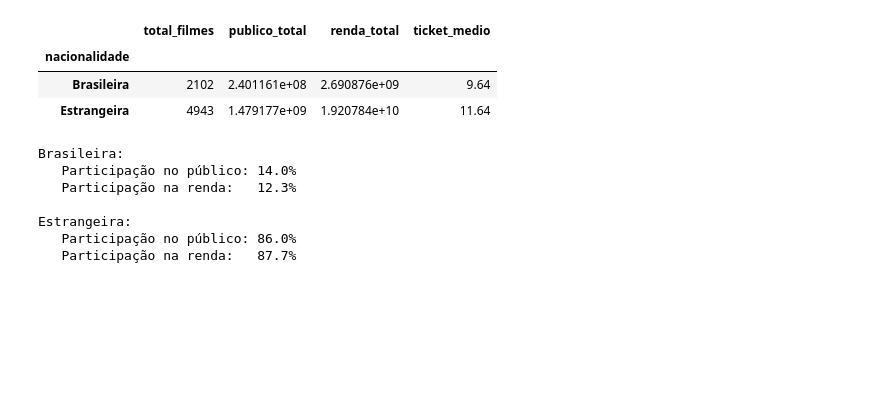
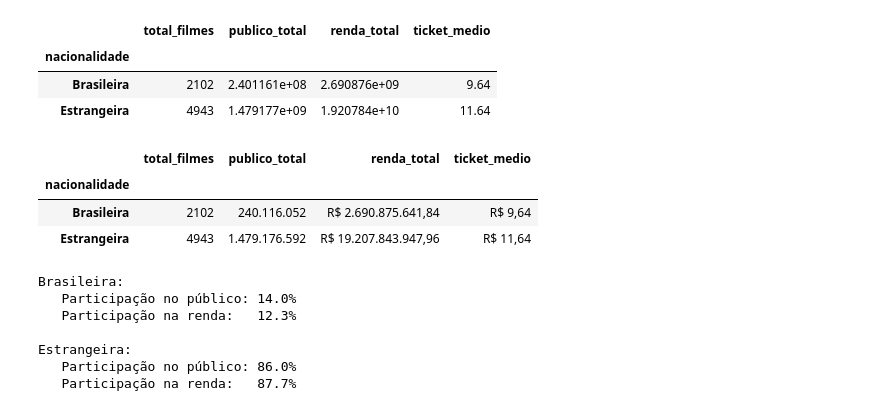
Before and after one commit to paloma2411/analise-filmes-brasil, a Jupyter notebook: analise_filmes.ipynb, the cells around one changed output. Cells and saved outputs as stored; diff of their text form; code cells hidden in the pictures; blank space fills up the shorter version.

```diff
--- a/analise_filmes.ipynb
+++ b/analise_filmes.ipynb
@@ -317,6 +317,26 @@ comparacao_nacionalidade
 | nacionalidade |  |  |  |  |
 | Brasileira | 2102 | 2.401161e+08 | 2.690876e+09 | 9.64 |
 | Estrangeira | 4943 | 1.479177e+09 | 1.920784e+10 | 11.64 |
+# %%
+# Versão formatada da tabela para melhor visualização
+comparacao_formatada = comparacao_nacionalidade.copy()
+
+comparacao_formatada['publico_total'] = comparacao_formatada['publico_total'].apply(
+    lambda x: f'{x:,.0f}'.replace(',', '.')
+)
+comparacao_formatada['renda_total'] = comparacao_formatada['renda_total'].apply(
+    lambda x: f'R$ {x:,.2f}'.replace(',', 'X').replace('.', ',').replace('X', '.')
+)
+comparacao_formatada['ticket_medio'] = comparacao_formatada['ticket_medio'].apply(
+    lambda x: f'R$ {x:.2f}'.replace('.', ',')
+)
+
+comparacao_formatada
+# %% [output]
+|  | total_filmes | publico_total | renda_total | ticket_medio |
+| nacionalidade |  |  |  |  |
+| Brasileira | 2102 | 240.116.052 | R$ 2.690.875.641,84 | R$ 9,64 |
+| Estrangeira | 4943 | 1.479.176.592 | R$ 19.207.843.947,96 | R$ 11,64 |
 # %%
 # Calculando a participação percentual de cada nacionalidade
 total_publico_geral = df['publico'].sum()
```
Also changed, not shown: parts of 6 cells of this notebook.
